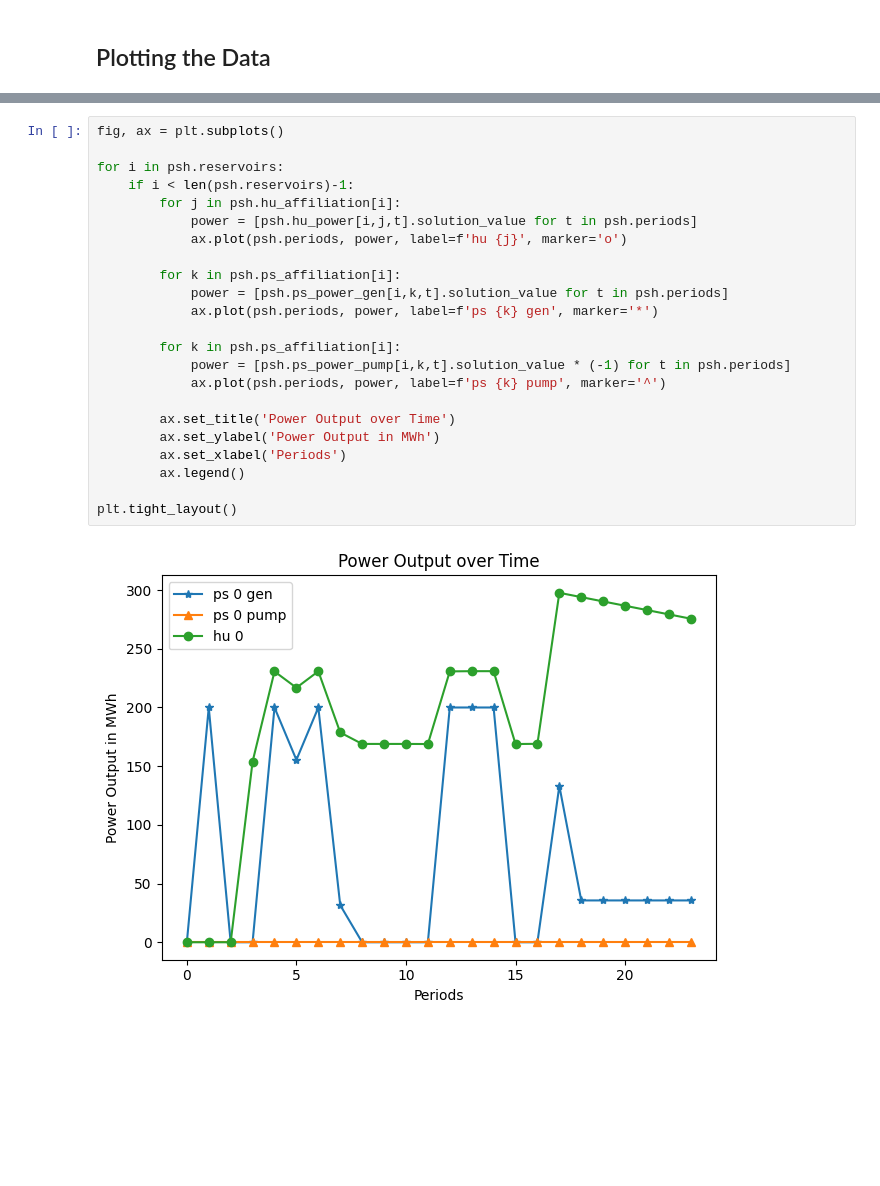
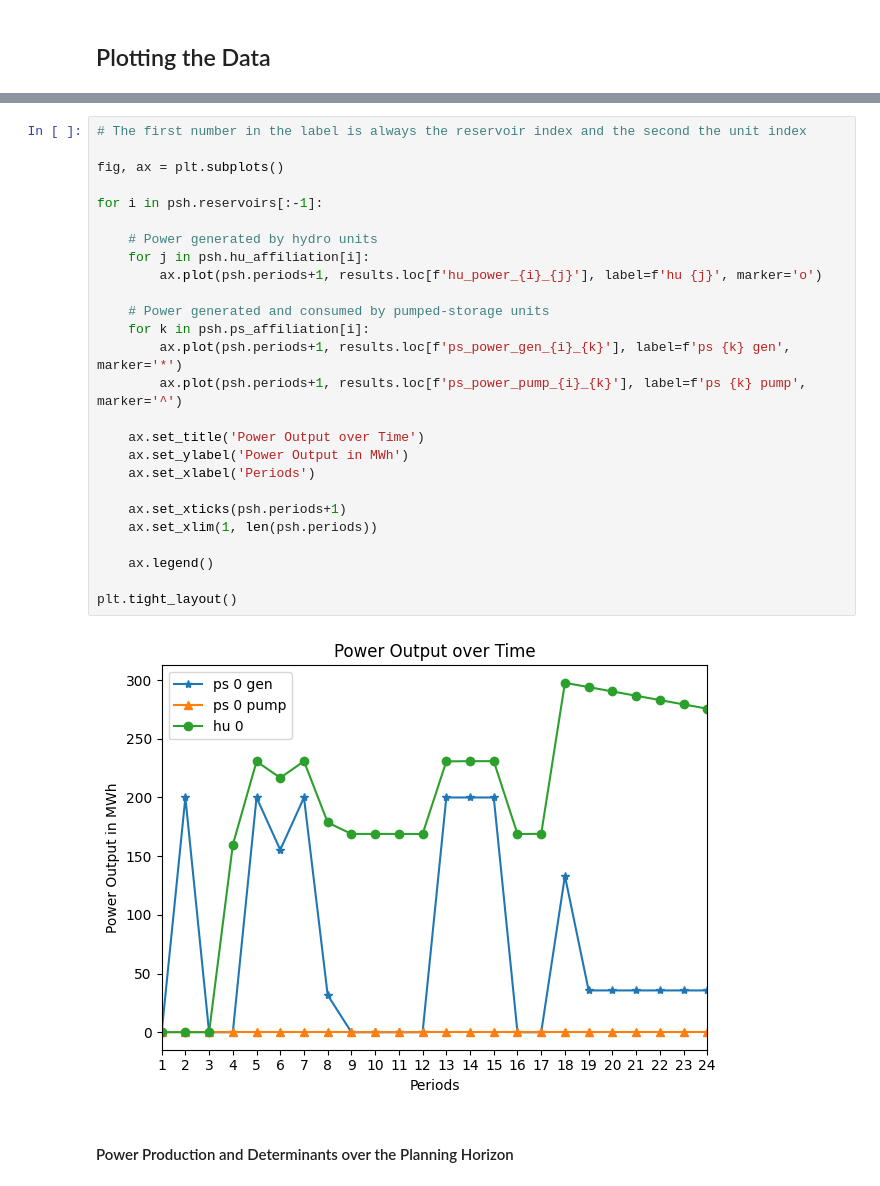
Before and after one commit to FredericWeiss/Seminar-Thesis, a Jupyter notebook: psh.ipynb, the cells around one changed output, grey strips where cells are left out. Saved outputs shown, nothing was run; the diff lists cells and outputs as text; blank space fills up the shorter version.

```diff
--- a/psh.ipynb
+++ b/psh.ipynb
@@ -684,26 +741,31 @@ plt.tight_layout()
 # %%
+# The first number in the label is always the reservoir index and the second the unit index
+
 fig, ax = plt.subplots()
 
-for i in psh.reservoirs:
-    if i < len(psh.reservoirs)-1:
-        for j in psh.hu_affiliation[i]:
-            power = [psh.hu_power[i,j,t].solution_value for t in psh.periods]
-            ax.plot(psh.periods, power, label=f'hu {j}', marker='o')
+for i in psh.reservoirs[:-1]:
 
-        for k in psh.ps_affiliation[i]:
-            power = [psh.ps_power_gen[i,k,t].solution_value for t in psh.periods]
-            ax.plot(psh.periods, power, label=f'ps {k} gen', marker='*')
+    # Power generated by hydro units
+    for j in psh.hu_affiliation[i]:
+        ax.plot(psh.periods+1, results.loc[f'hu_power_{i}_{j}'], label=f'hu {j}', marker='o')
 
-        for k in psh.ps_affiliation[i]:
-            power = [psh.ps_power_pump[i,k,t].solution_value * (-1) for t in psh.periods]
-            ax.plot(psh.periods, power, label=f'ps {k} pump', marker='^')
+    # Power generated and consumed by pumped-storage units
+    for k in psh.ps_affiliation[i]:
+        ax.plot(psh.periods+1, results.loc[f'ps_power_gen_{i}_{k}'], label=f'ps {k} gen', marker='*')
+        ax.plot(psh.periods+1, results.loc[f'ps_power_pump_{i}_{k}'], label=f'ps {k} pump', marker='^')
 
-        ax.set_title('Power Output over Time')
-        ax.set_ylabel('Power Output in MWh')
-        ax.set_xlabel('Periods')
-        ax.legend()
+    ax.set_title('Power Output over Time')
+    ax.set_ylabel('Power Output in MWh')
+    ax.set_xlabel('Periods')
+
+    ax.set_xticks(psh.periods+1)
+    ax.set_xlim(1, len(psh.periods))
+
+    ax.legend()
 
 plt.tight_layout()
 # %% [output]
-[figure, old version]
+[figure, new version]
+# %% [markdown]
+#### Power Production and Determinants over the Planning Horizon
 # %%
```
Also changed, not shown: parts of 16 cells of this notebook, 2 other files.
